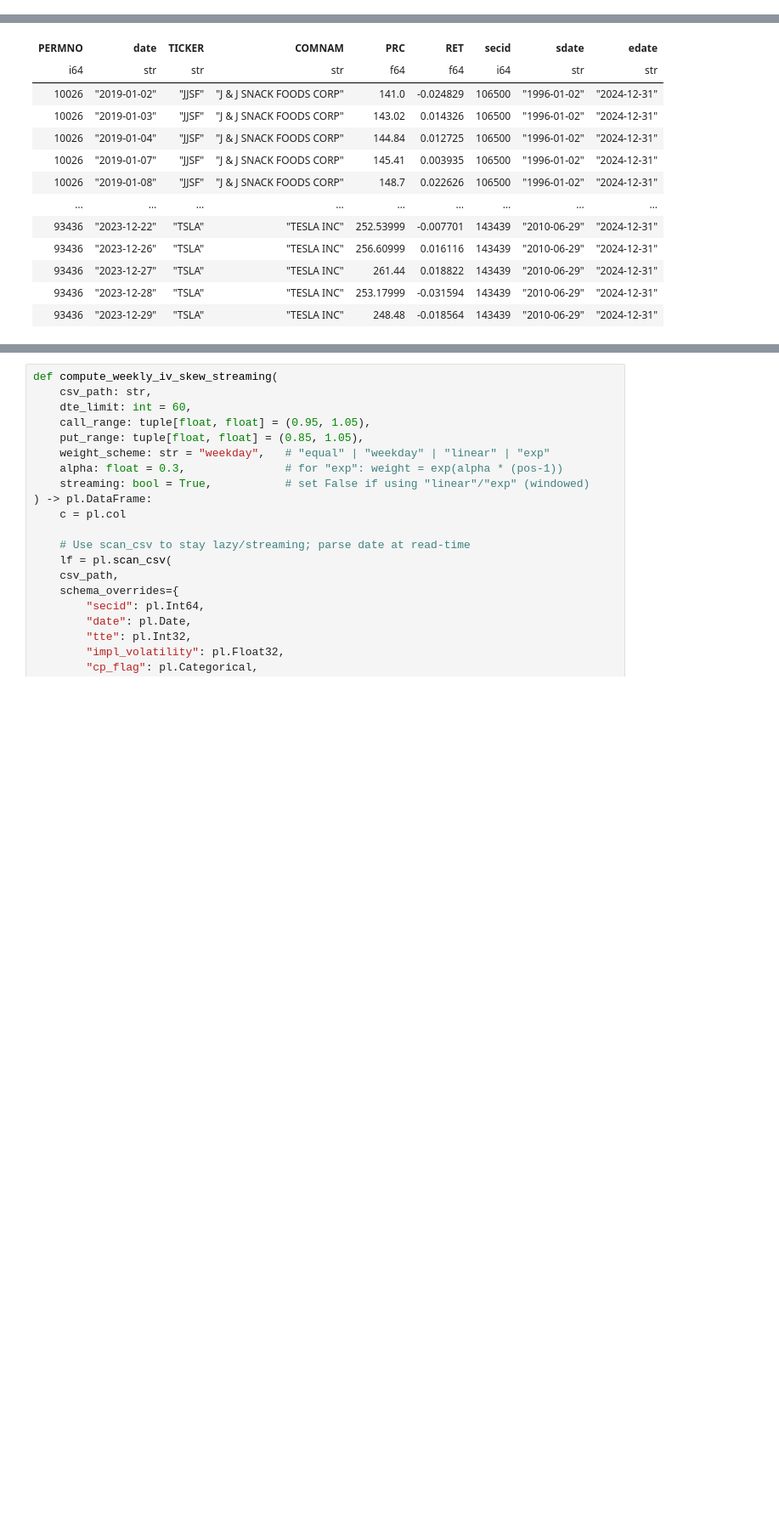
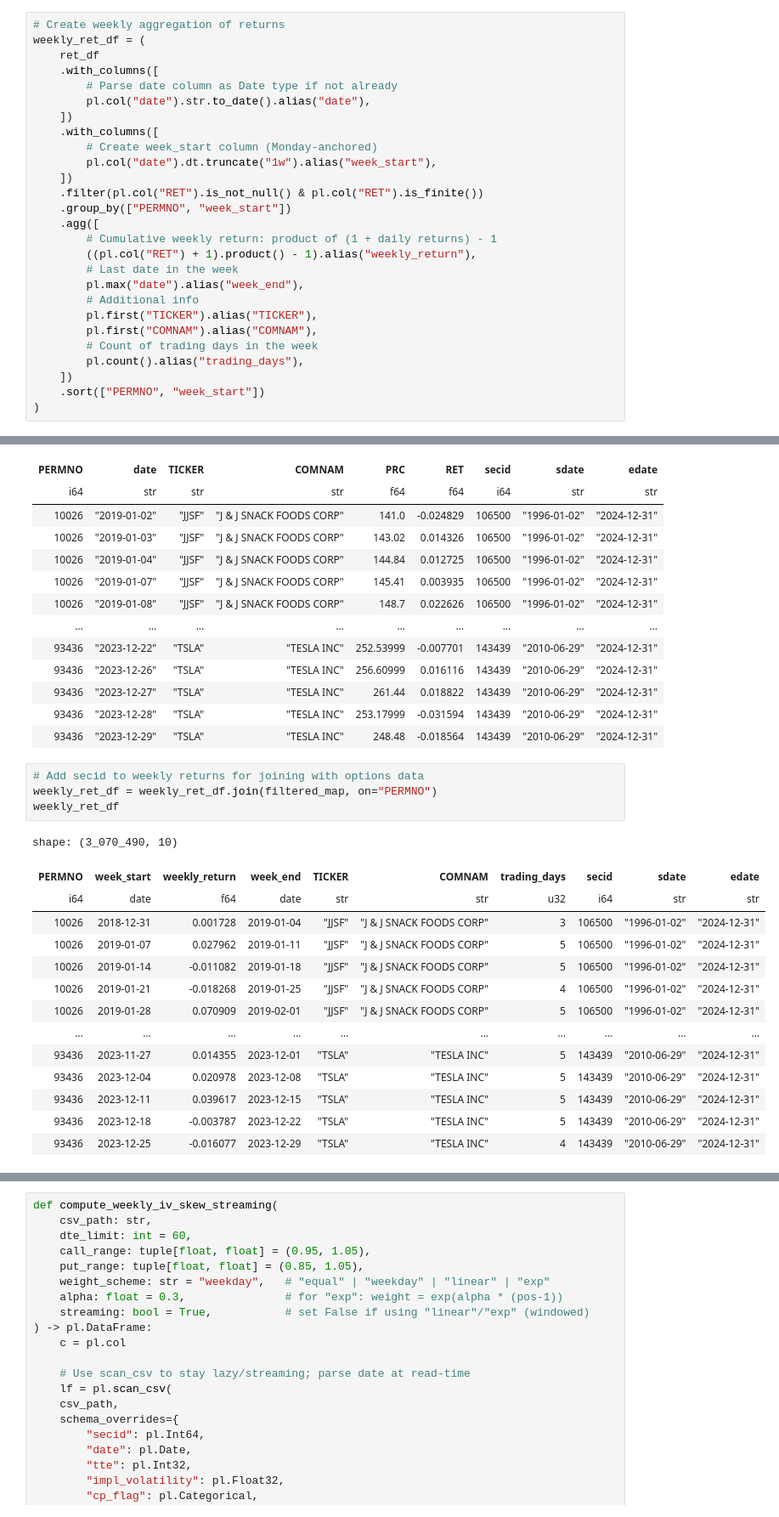
Before and after one commit to Nikhilesh-B/saturate_the_hypersphere, a Jupyter notebook: smile_smirks/analysis.ipynb, the cells around one changed output, grey strips where cells are left out. Shown at 85% size. Drawn from its saved outputs; the diff is of its cells as text; blank space fills up the shorter version.

```diff
--- a/smile_smirks/analysis.ipynb
+++ b/smile_smirks/analysis.ipynb
@@ -90,0 +75,27 @@ shape: (10_795_504, 6)
+# %%
+# Create weekly aggregation of returns
+weekly_ret_df = (
+    ret_df
+    .with_columns([
+        # Parse date column as Date type if not already
+        pl.col("date").str.to_date().alias("date"),
+    ])
+    .with_columns([
+        # Create week_start column (Monday-anchored)
+        pl.col("date").dt.truncate("1w").alias("week_start"),
+    ])
+    .filter(pl.col("RET").is_not_null() & pl.col("RET").is_finite())
+    .group_by(["PERMNO", "week_start"])
+    .agg([
+        # Cumulative weekly return: product of (1 + daily returns) - 1
+        ((pl.col("RET") + 1).product() - 1).alias("weekly_return"),
+        # Last date in the week
+        pl.max("date").alias("week_end"),
+        # Additional info
+        pl.first("TICKER").alias("TICKER"),
+        pl.first("COMNAM").alias("COMNAM"),
+        # Count of trading days in the week
+        pl.count().alias("trading_days"),
+    ])
+    .sort(["PERMNO", "week_start"])
+)
@@ -130,4 +173,23 @@ shape: (14_832_526, 9)
 | 93436 | "2023-12-27" | "TSLA" | "TESLA INC" | 261.44 | 0.018822 | 143439 | "2010-06-29" | "2024-12-31" |
 | 93436 | "2023-12-28" | "TSLA" | "TESLA INC" | 253.17999 | -0.031594 | 143439 | "2010-06-29" | "2024-12-31" |
 | 93436 | "2023-12-29" | "TSLA" | "TESLA INC" | 248.48 | -0.018564 | 143439 | "2010-06-29" | "2024-12-31" |
+# %%
+# Add secid to weekly returns for joining with options data
+weekly_ret_df = weekly_ret_df.join(filtered_map, on="PERMNO")
+weekly_ret_df
+# %% [output]
+shape: (3_070_490, 10)
+| PERMNO | week_start | weekly_return | week_end | TICKER | COMNAM | trading_days | secid | sdate | edate |
+| i64 | date | f64 | date | str | str | u32 | i64 | str | str |
+| 10026 | 2018-12-31 | 0.001728 | 2019-01-04 | "JJSF" | "J & J SNACK FOODS CORP" | 3 | 106500 | "1996-01-02" | "2024-12-31" |
+| 10026 | 2019-01-07 | 0.027962 | 2019-01-11 | "JJSF" | "J & J SNACK FOODS CORP" | 5 | 106500 | "1996-01-02" | "2024-12-31" |
+| 10026 | 2019-01-14 | -0.011082 | 2019-01-18 | "JJSF" | "J & J SNACK FOODS CORP" | 5 | 106500 | "1996-01-02" | "2024-12-31" |
+| 10026 | 2019-01-21 | -0.018268 | 2019-01-25 | "JJSF" | "J & J SNACK FOODS CORP" | 4 | 106500 | "1996-01-02" | "2024-12-31" |
+| 10026 | 2019-01-28 | 0.070909 | 2019-02-01 | "JJSF" | "J & J SNACK FOODS CORP" | 5 | 106500 | "1996-01-02" | "2024-12-31" |
+| … | … | … | … | … | … | … | … | … | … |
+| 93436 | 2023-11-27 | 0.014355 | 2023-12-01 | "TSLA" | "TESLA INC" | 5 | 143439 | "2010-06-29" | "2024-12-31" |
+| 93436 | 2023-12-04 | 0.020978 | 2023-12-08 | "TSLA" | "TESLA INC" | 5 | 143439 | "2010-06-29" | "2024-12-31" |
+| 93436 | 2023-12-11 | 0.039617 | 2023-12-15 | "TSLA" | "TESLA INC" | 5 | 143439 | "2010-06-29" | "2024-12-31" |
+| 93436 | 2023-12-18 | -0.003787 | 2023-12-22 | "TSLA" | "TESLA INC" | 5 | 143439 | "2010-06-29" | "2024-12-31" |
+| 93436 | 2023-12-25 | -0.016077 | 2023-12-29 | "TSLA" | "TESLA INC" | 4 | 143439 | "2010-06-29" | "2024-12-31" |
 # %% [markdown]
```
Also changed, not shown: parts of 34 cells of this notebook, 1 other file.
